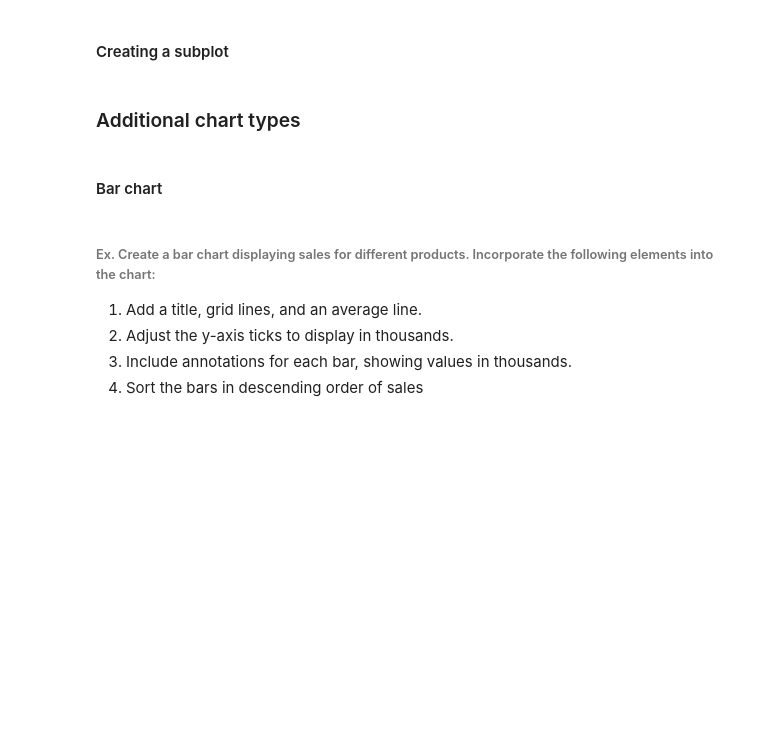
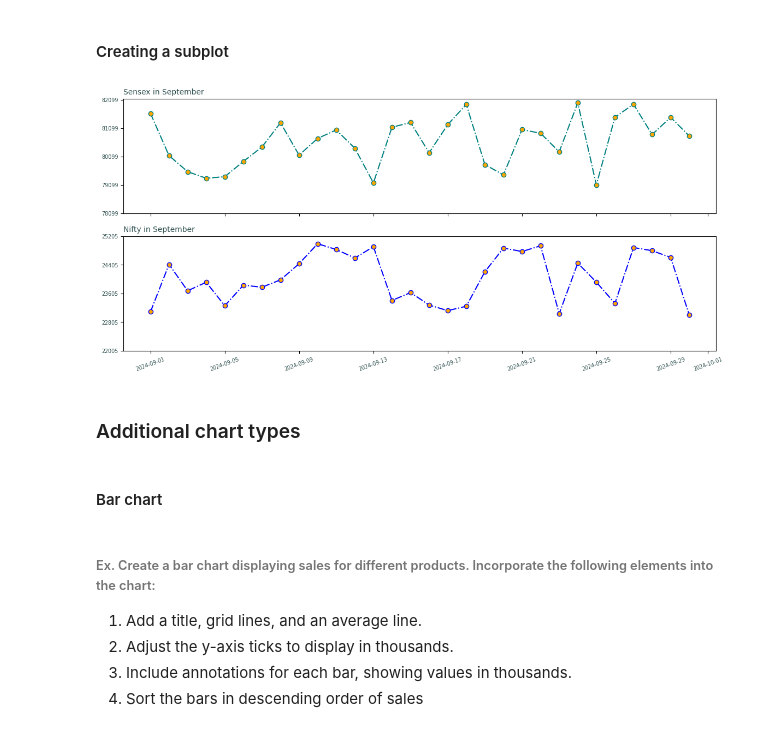
Before and after one commit to knowledge-corner/2025_12_Feb_Python-Data_Viz_analytics, a Jupyter notebook: Classwork/Day - 1 classwork.ipynb, the cells around one changed output. Cells and saved outputs as stored; diff of their text form; code cells hidden in the pictures; blank space fills up the shorter version.

```diff
--- a/Classwork/Day - 1 classwork.ipynb
+++ b/Classwork/Day - 1 classwork.ipynb
@@ -1218,5 +1245,22 @@ nifty = np.random.randint(23000, 25000, size = 30)
 # %% [markdown]
 #### Creating a subplot
+# %%
+fig, axes = plt.subplots(nrows=2, figsize = (14, 6), sharex=True)
+axes[0].plot(dates, sensex, color = "teal", ls = "-.", marker = 'o', mfc = "orange")
+axes[0].set_title("Sensex in September", color = "darkslategrey", loc = "left", size = "medium")
+y_axis = np.arange(min(sensex) - 1000, max(sensex) + 1000, 1000)
+axes[0].set_yticks(y_axis, y_axis, color = "darkslategrey", size = "x-small")
+
+axes[1].plot(dates, nifty, color = "blue", ls = "-.", marker = 'o', mfc = "orange")
+axes[1].set_title("Nifty in September", color = "darkslategrey", loc = "left", size = "medium")
+y_axis = np.arange(min(nifty) - 1000, max(nifty) + 1000, 800)
+axes[1].set_yticks(y_axis, y_axis, color = "darkslategrey", size = "x-small")
+
+plt.xticks(rotation = 20, color = "darkslategrey", size = "x-small")
+
+plt.show()
+# %% [output]
+[figure, added]
 # %% [markdown]
 ### Additional chart types
 # %%
```
Also changed, not shown: parts of 4 cells of this notebook, 1 other file.
